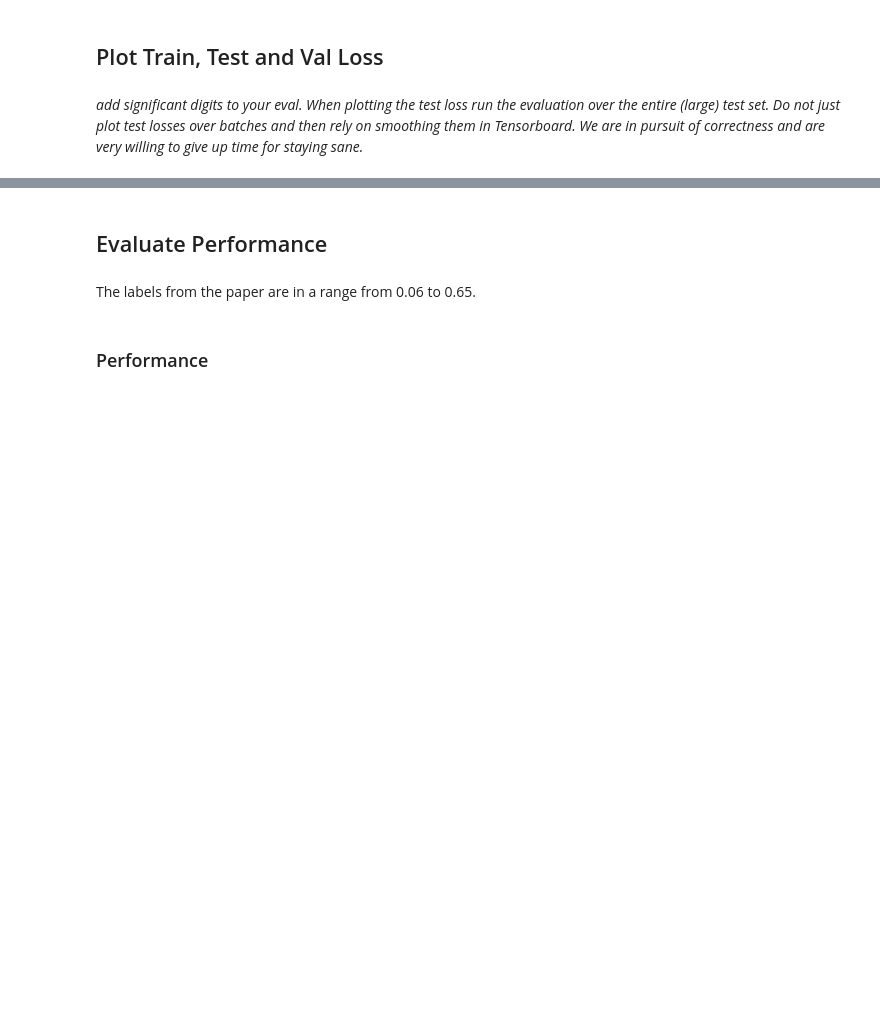
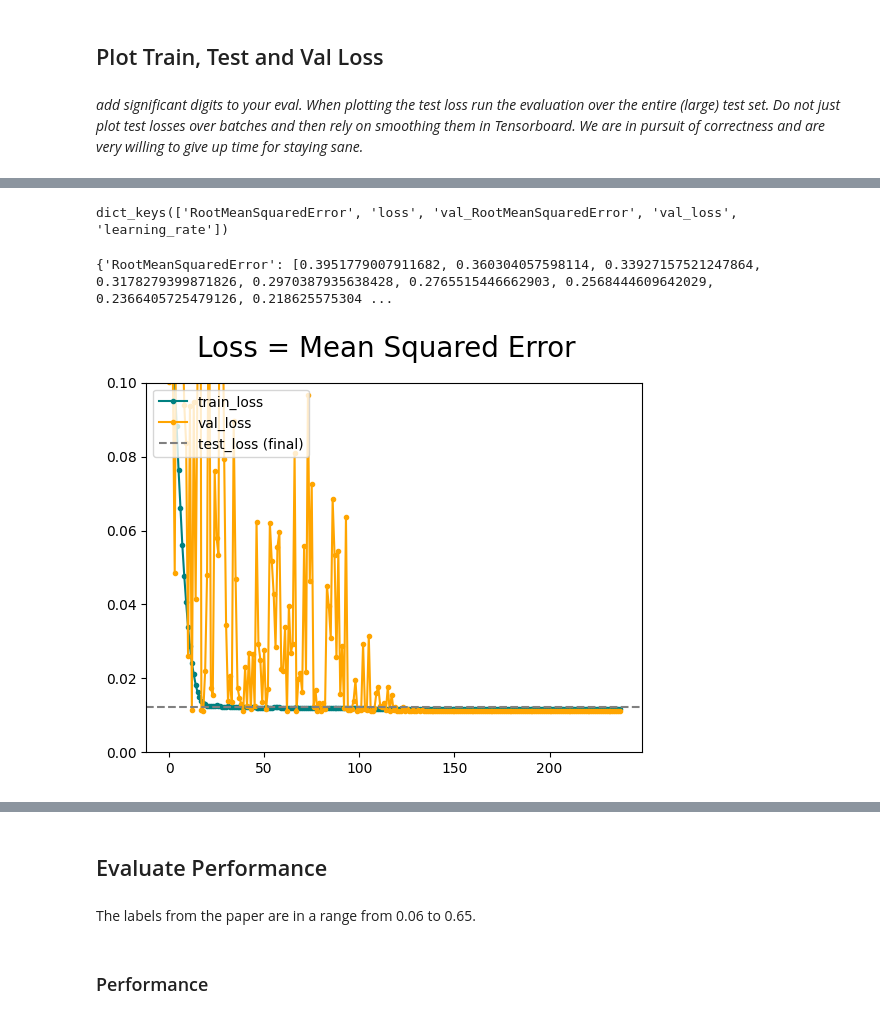
Before and after one commit to JannesGitHub/SDAS-Prediction-CV, a Jupyter notebook: notebooks_CNN/EfficientNet_SDAS_Prediction_Pipeline.ipynb, the cells around one changed output, grey strips where cells are left out. Drawn from its saved outputs; the diff is of its cells as text; code cells hidden in the pictures; blank space fills up the shorter version.

```diff
--- a/notebooks_CNN/EfficientNet_SDAS_Prediction_Pipeline.ipynb
+++ b/notebooks_CNN/EfficientNet_SDAS_Prediction_Pipeline.ipynb
@@ -111,19 +100,22 @@ os.environ['PYTHONHASHSEED'] = '42'
 # Input layer
 input_layer = Input(shape=(200, 200, 1))
 
-# Convert grayscale (1 channel) to RGB (3 channels)
-x = Lambda(lambda x: tf.image.grayscale_to_rgb(x))(input_layer)
+# Grayscale zu RGB
+x = Lambda(lambda x: tf.image.grayscale_to_rgb(x), output_shape=(200, 200, 3))(input_layer)
 
-# Load EfficientNetB0 base (without top), pretrained on ImageNet
+# Load EfficientNetB0 base (ohne Klassifikationskopf)
 efficientnet_base = EfficientNetB0(weights='imagenet', include_top=False, input_tensor=x)
 
-# Optional: Freeze base model layers (for transfer learning)
+# Base-Model einfrieren (optional)
 for layer in efficientnet_base.layers:
     layer.trainable = False
 
-# Add regression head
+# Regression Head
 x = efficientnet_base.output
 x = Flatten()(x)
 x = Dense(64, activation='relu')(x)
 x = BatchNormalization()(x)
 output = Dense(1, activation='linear', kernel_initializer=he_normal())(x)
+
+# Modell zusammenbauen
+model = Model(inputs=input_layer, outputs=output)
@@ -135,6 +122,6 @@ model = Model(inputs=input_layer, outputs=output)
 # %%
 # Compile model
-learning_rate = 0.00000001
+learning_rate = 0.00001 # learning_rate = 0.00000001 -> Muss sehr viel niedriger gewählt
 optimizer = tf.keras.optimizers.Adam(learning_rate=learning_rate)
 model.compile(optimizer=optimizer, loss='mse', metrics=['RootMeanSquaredError'])
 # %%
@@ -486,7 +475,7 @@ hist = model.fit(
     validation_data=(X_val, Y_val),
     shuffle=shuffle,
     verbose=0,  # muss 0 sein für tqdm
-    callbacks=[TqdmCallback(verbose=1), lr_scheduler] #, early_stopping
+    callbacks=[TqdmCallback(verbose=1), lr_scheduler, early_stopping]
 )
 # %% [output]
 0epoch [00:00, ?epoch/s]
@@ -500,17 +497,23 @@ test_loss = model.evaluate(X_test, Y_test, batch_size = 1, verbose=1)
 # %%
 print(hist.history.keys())
+# %% [output]
+dict_keys(['RootMeanSquaredError', 'loss', 'val_RootMeanSquaredError', 'val_loss', 'learning_rate'])
 # %%
 print(hist.history)
+# %% [output]
+{'RootMeanSquaredError': [0.3951779007911682, 0.360304057598114, 0.33927157521247864, 0.3178279399871826, 0.2970387935638428, 0.2765515446662903, 0.2568444609642029, 0.2366405725479126, 0.218625575304 ...
 # %%
 # Mean Squared Errors (Loss)
 fig = plt.figure()
 plt.plot(hist.history['loss'], color='teal', label='train_loss', marker='.')
 plt.plot(hist.history['val_loss'], color='orange', label='val_loss', marker='.')
 plt.axhline(y=test_loss[0], color='gray', linestyle='--', label='test_loss (final)')
-plt.ylim(0, 0.3) # try commenting this...
+plt.ylim(0, 0.1) # try commenting this...
 fig.suptitle('Loss = Mean Squared Error', fontsize=20)
 plt.legend(loc="upper left")
 plt.show()
+# %% [output]
+[figure, added]
 # %%
 # # Root Mean Squared Errors (Metric)
 fig = plt.figure()
```
Also changed, not shown: parts of 17 cells of this notebook, 3 other files.
